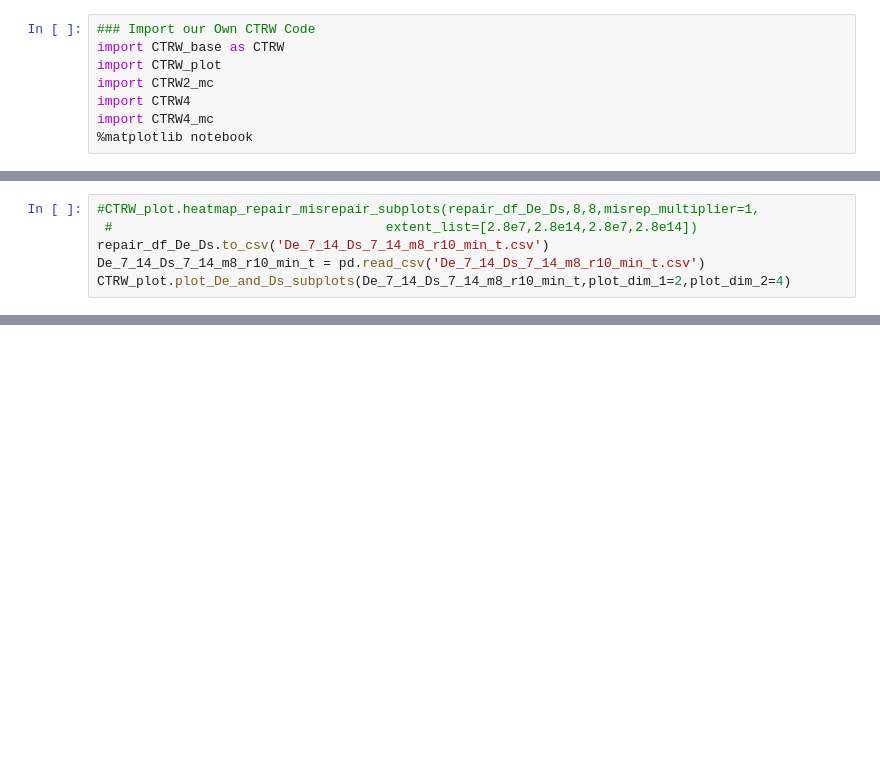
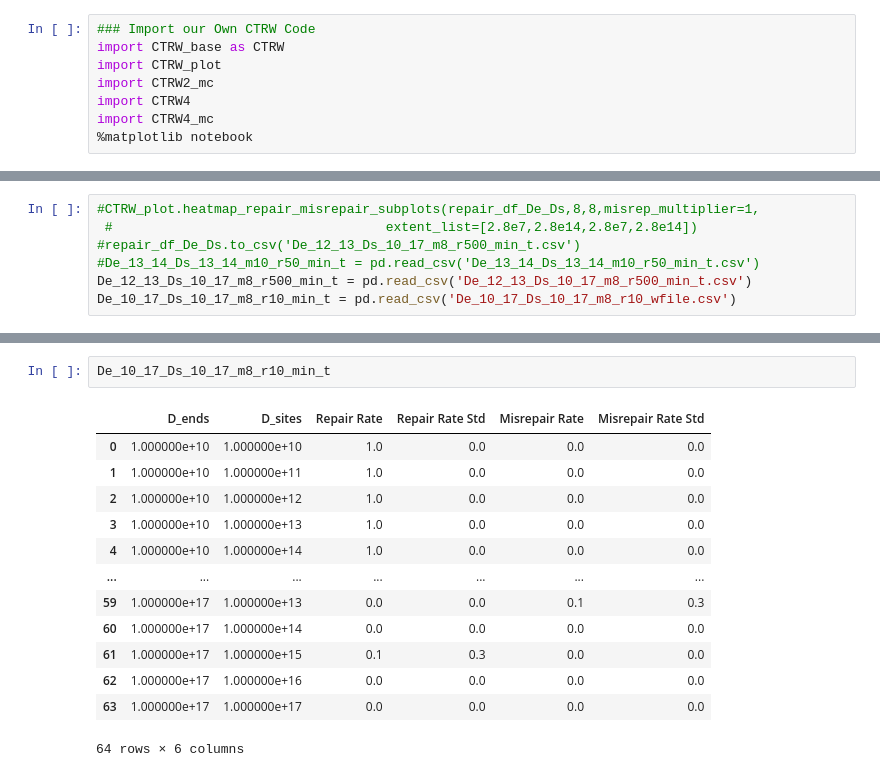
Before and after one commit to MilaJ1/MPhys-Sem-2, a Jupyter notebook: CTRW4_test.ipynb, the cells around one changed output, grey strips where cells are left out. Drawn from its saved outputs; the diff is of its cells as text; blank space fills up the shorter version.

```diff
--- a/CTRW4_test.ipynb
+++ b/CTRW4_test.ipynb
@@ -53,6 +32,7 @@ repair_df_De_Ds = CTRW4_mc.ctrw4_De_Ds_mc(1,10, position, D_site_vals,D_end_vals
 # %%
 #CTRW_plot.heatmap_repair_misrepair_subplots(repair_df_De_Ds,8,8,misrep_multiplier=1,
  #                                   extent_list=[2.8e7,2.8e14,2.8e7,2.8e14])
-repair_df_De_Ds.to_csv('De_7_14_Ds_7_14_m8_r10_min_t.csv')
-De_7_14_Ds_7_14_m8_r10_min_t = pd.read_csv('De_7_14_Ds_7_14_m8_r10_min_t.csv')
-CTRW_plot.plot_De_and_Ds_subplots(De_7_14_Ds_7_14_m8_r10_min_t,plot_dim_1=2,plot_dim_2=4)
+#repair_df_De_Ds.to_csv('De_12_13_Ds_10_17_m8_r500_min_t.csv')
+#De_13_14_Ds_13_14_m10_r50_min_t = pd.read_csv('De_13_14_Ds_13_14_m10_r50_min_t.csv')
+De_12_13_Ds_10_17_m8_r500_min_t = pd.read_csv('De_12_13_Ds_10_17_m8_r500_min_t.csv')
+De_10_17_Ds_10_17_m8_r10_min_t = pd.read_csv('De_10_17_Ds_10_17_m8_r10_wfile.csv')
@@ -68,0 +51,16 @@ No handles with labels found to put in legend.
+# %%
+De_10_17_Ds_10_17_m8_r10_min_t
+# %% [output]
+|  | D_ends | D_sites | Repair Rate | Repair Rate Std | Misrepair Rate | Misrepair Rate Std |
+| 0 | 1.000000e+10 | 1.000000e+10 | 1.0 | 0.0 | 0.0 | 0.0 |
+| 1 | 1.000000e+10 | 1.000000e+11 | 1.0 | 0.0 | 0.0 | 0.0 |
+| 2 | 1.000000e+10 | 1.000000e+12 | 1.0 | 0.0 | 0.0 | 0.0 |
+| 3 | 1.000000e+10 | 1.000000e+13 | 1.0 | 0.0 | 0.0 | 0.0 |
+| 4 | 1.000000e+10 | 1.000000e+14 | 1.0 | 0.0 | 0.0 | 0.0 |
+| ... | ... | ... | ... | ... | ... | ... |
+| 59 | 1.000000e+17 | 1.000000e+13 | 0.0 | 0.0 | 0.1 | 0.3 |
+| 60 | 1.000000e+17 | 1.000000e+14 | 0.0 | 0.0 | 0.0 | 0.0 |
+| 61 | 1.000000e+17 | 1.000000e+15 | 0.1 | 0.3 | 0.0 | 0.0 |
+| 62 | 1.000000e+17 | 1.000000e+16 | 0.0 | 0.0 | 0.0 | 0.0 |
+| 63 | 1.000000e+17 | 1.000000e+17 | 0.0 | 0.0 | 0.0 | 0.0 |
+64 rows × 6 columns
```
Also changed, not shown: parts of 11 cells of this notebook, 1 other file.
